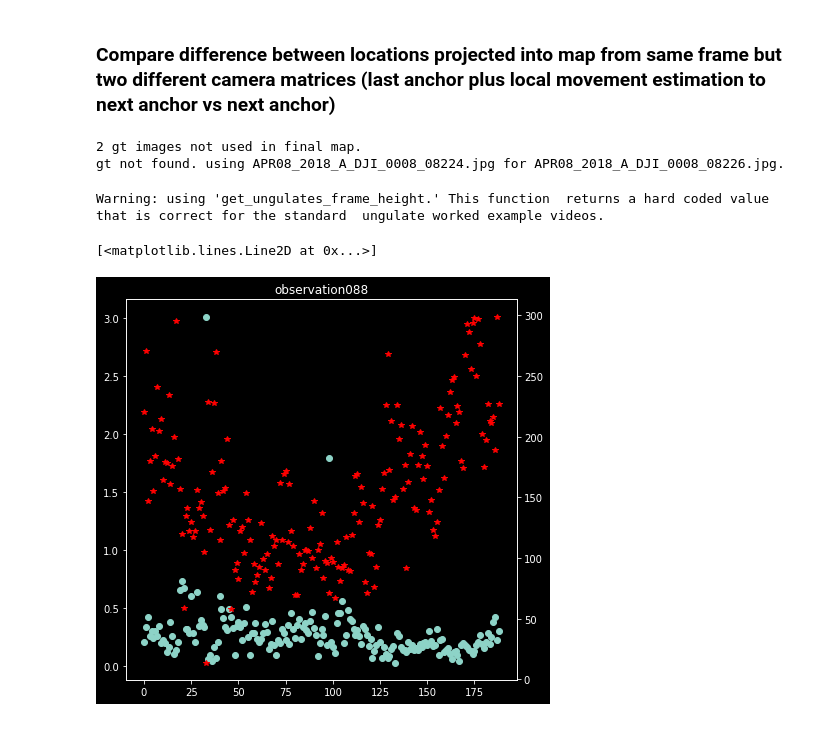
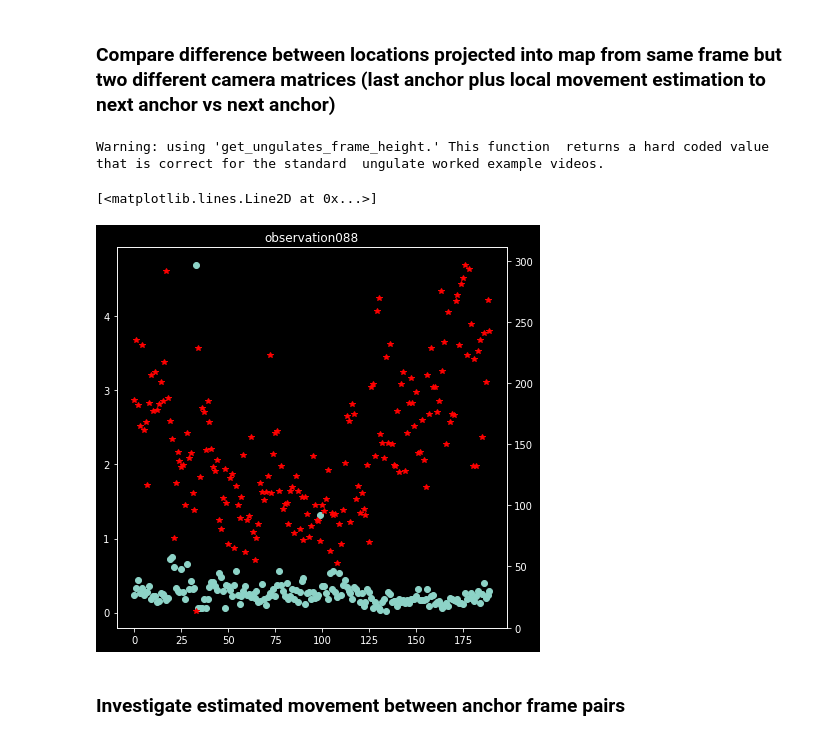
Before and after one commit to benkoger/overhead-video-worked-examples, a Jupyter notebook: ungulates/mapping/intersegment-differences.ipynb, the cells around one changed output. Drawn from its saved outputs; the diff is of its cells as text; code cells hidden in the pictures.

Commit message:
Working ungulates drone movement and utm calculation.

```diff
--- a/ungulates/mapping/intersegment-differences.ipynb
+++ b/ungulates/mapping/intersegment-differences.ipynb
@@ -24,29 +24,28 @@ plt.style.use('dark_background')
 # %%
 # keep as '*' to get all observations, or change to specific observation name
 observation_name = "observation088"
+# Name of the track file that should be projected into landscape
 tracks_name = "tracks-complete.npy"
+# Name of folder where data extracted in "extract_drone_movement.ipynb" was saved
+drone_movement_folder_name = "worked_examples_drone_movement"
+# Project name assosiated with the saved pix4d files
+pix4d_project_name = "observation088"
 
 kenya_drones_path = local_paths['server']
 map_folder = os.path.join(local_paths['pix4d_folder'], observation_name)
-# path to the saved flight logs that contain both drone sensor info and the video frame info
-flight_logs_folder = os.path.join(map_folder, 'drone-logs')
 
 tracks_file = os.path.join(local_paths["processed_folder"], observation_name,
                            "localizations", tracks_name)
 frame_folders_root = os.path.join(local_paths['base_frames_folder'], observation_name)
 
-drone_movement_folder = os.path.join(frame_folders_root,
-                                    "worked_examples_drone_movement")
+drone_movement_folder = os.path.join(frame_folders_root, drone_movement_folder_name)
 # %%
-pix4d_info = kmap.get_pix4d_info(map_folder, f"worked_examples_{observation_name}")
+pix4d_info = kmap.get_pix4d_info(map_folder, pix4d_project_name)
 # %%
 tracks = np.load(tracks_file, allow_pickle=True)
-# Sometimes images that the flight log suggests to use in map are not actually
-# These need to be removed and accounted for
-flight_logs = kmap.get_cleaned_flight_logs(flight_logs_folder,
-                                           pix4d_info['pmatrices'])
-groundtruth_obs_indexes, _ = kmap.get_groundtruth_obs_indexes(flight_logs,
-                                                              frame_folders_root)
+
+anchor_obs_indexes = kmap.get_anchor_obs_indexes(pix4d_info['pmatrices'],
+                                                 frame_folders_root=frame_folders_root)
 
 segment_movement_files = glob.glob(
     os.path.join(drone_movement_folder,"drone_movement_segment_*.npy"))
@@ -55,50 +54,41 @@ segment_movements = [np.load(file) for file in sorted(segment_movement_files)]
 segment_inlier_files = glob.glob(
     os.path.join(drone_movement_folder,"inliers_segment_*.npy"))
 segment_inliers = [np.load(file) for file in sorted(segment_inlier_files)]
-# %% [output]
-2 gt images not used in final map.
-gt not found. using APR08_2018_A_DJI_0008_08224.jpg for APR08_2018_A_DJI_0008_08226.jpg.
 # %%
 # (meters) consider points on ray within .1 meters of ground to be "on ground"
 correct_threshold = 0.5
 # max guesses to search for point on ray within correct_threshold of the ground
 max_guesses = 50
 # Where to start searching along the ray
 mu_est = 80
 frame_shape = kmap.get_ungulates_frame_shape(supress_warning=False)
 
 segment_errors = []
 
-for gt_ind, gt_obs_ind in enumerate(groundtruth_obs_indexes[1:]):
+for gt_ind, gt_obs_ind in enumerate(anchor_obs_indexes[1:]):
     segment_errors.append(
         kmap.calculate_total_segment_error(tracks, gt_obs_ind, gt_ind,
-                                           pix4d_info['pmatrices'],
-                                           segment_movements,
-                                           mu_est, pix4d_info['offset'],
-                                           pix4d_info['elevation_r'],
-                                           max_guesses, correct_threshold,
-                                           pix4d_info['pixel_width'],
-                                           pix4d_info['pixel_height'],
-                                           pix4d_info['x_origin'],
-                                           pix4d_info['y_origin'],
-                                           frame_shape,
-                                           object_height=1
+                                           pix4d_info, segment_movements,
+                                           mu_est, max_guesses, correct_threshold,
+                                           frame_shape, object_height=1
                                           )
     )
 
 
 
 distances = [np.linalg.norm(e, axis=1) for e in segment_errors]
-mean_distances = [np.nanmax(d) for d in distances]
+max_distances = [np.nanmax(d) for d in distances]
 
 min_inliers = [np.min(i) for i in segment_inliers]
 
 plt.figure(figsize=(7, 7))
-plt.plot(mean_distances, 'o')
+plt.plot(max_distances, 'o')
 plt.title(observation_name)
 ax2 = plt.gca().twinx()
 ax2.plot(min_inliers, 'r*')
 # %% [output]
 Warning: using 'get_ungulates_frame_height.' This function  returns a hard coded value that is correct for the standard  ungulate worked example videos.
 [<matplotlib.lines.Line2D at 0x...>]
-[figure, old version]
+[figure, new version]
+# %% [markdown]
+### Investigate estimated movement between anchor frame pairs
```
Also changed, not shown: parts of 3 cells of this notebook, 7 other files.
